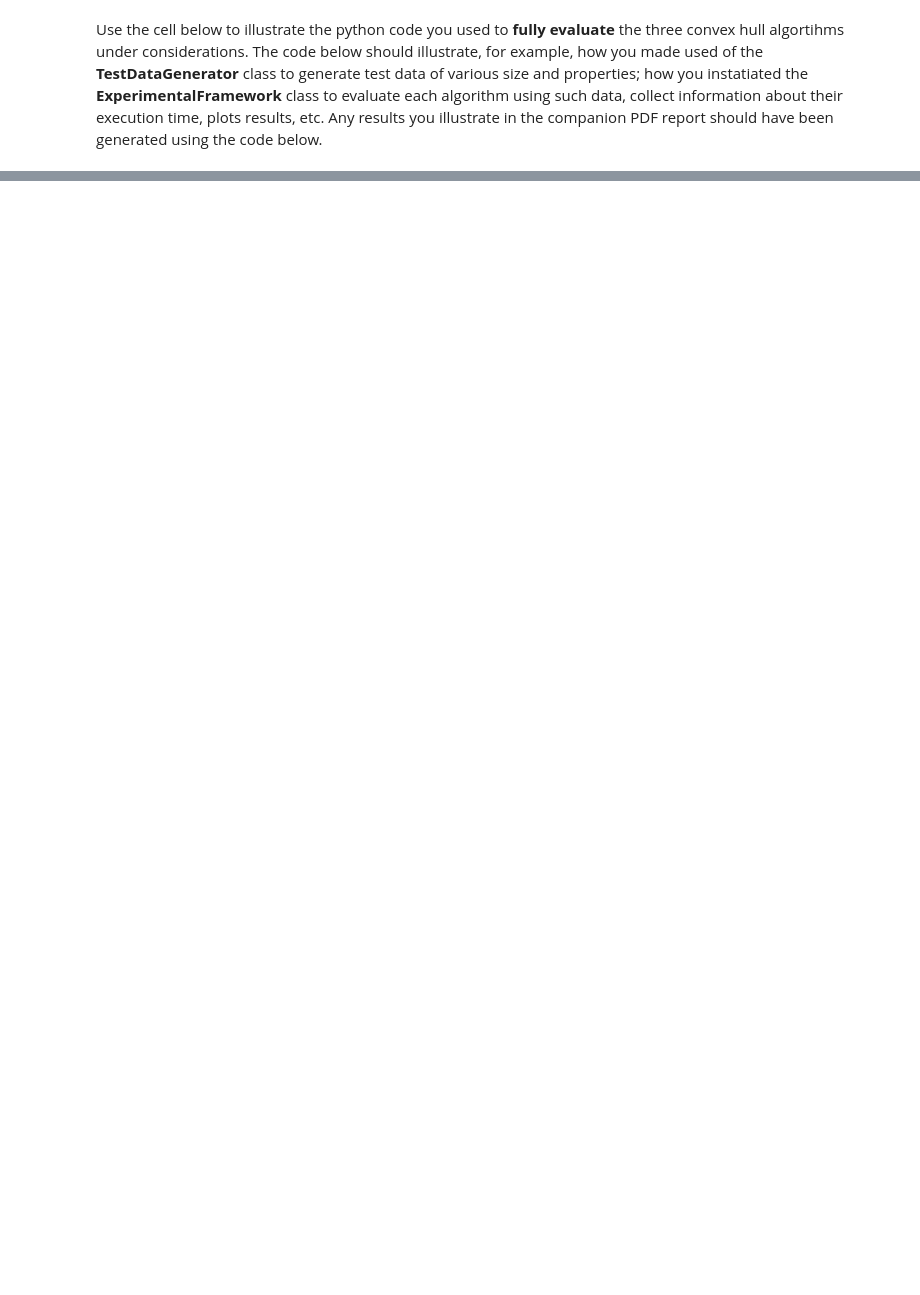
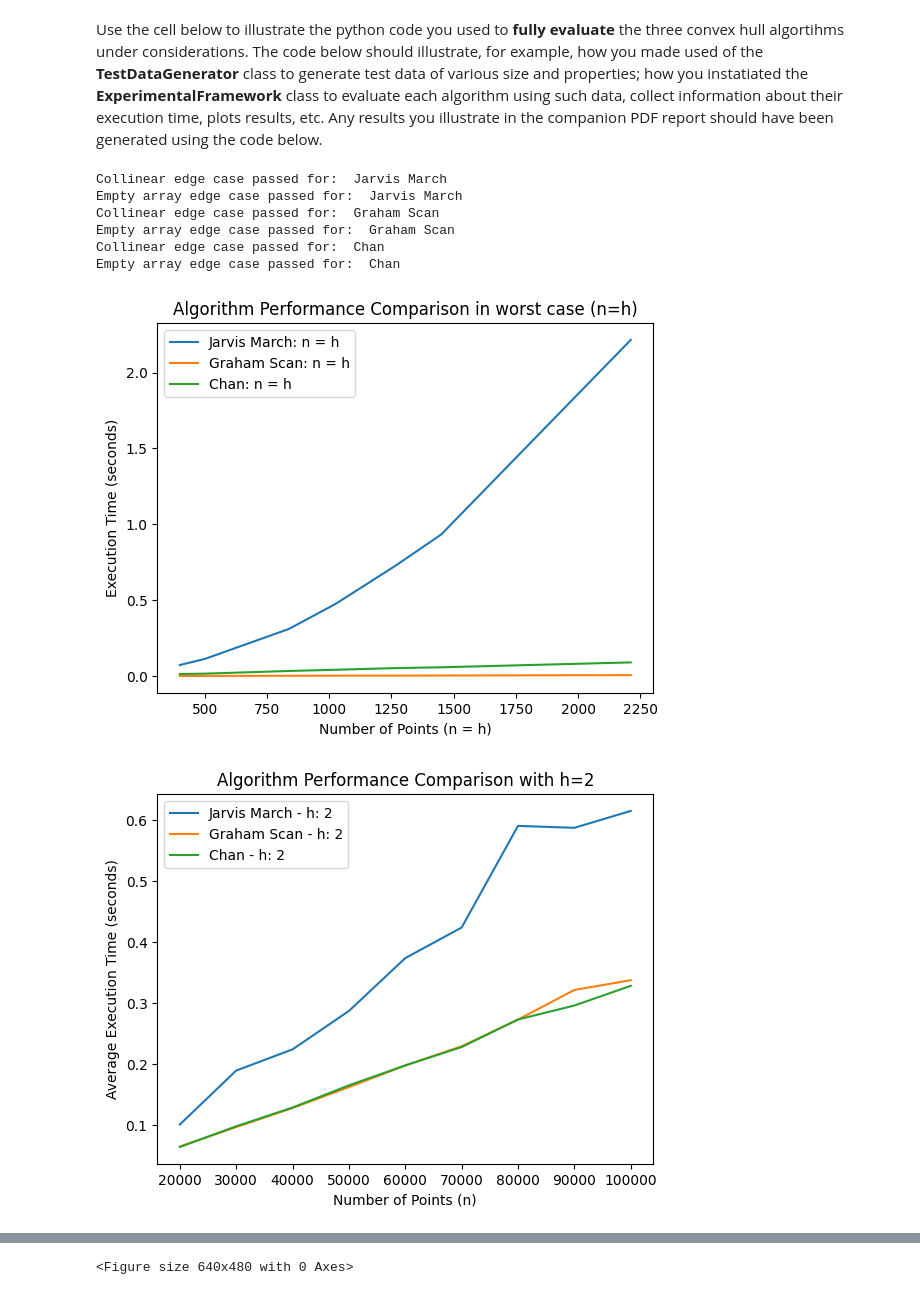
Before and after one commit to levon-d/convex-hull-algorithms, a Jupyter notebook: grp-XXX-0005code.ipynb, the cells around one changed output, grey strips where cells are left out. Drawn from its saved outputs; the diff is of its cells as text; code cells hidden in the pictures; blank space fills up the shorter version.

Commit message:
Add worst case scenario

```diff
--- a/grp-XXX-0005code.ipynb
+++ b/grp-XXX-0005code.ipynb
@@ -321,11 +321,11 @@ def chen(inputSet):
 
         t+=1
 
-num_points = 2000000
+num_points = 1000000
 range_x, range_y = 32767, 32767
 points = generate_random_points(num_points, range_x, range_y)
 # points = [Point(1,1), Point(2,2), Point(3,3), Point(4,4), Point(5,5), Point(6,6), Point(7,7), Point(8,8), Point(9,9), Point(10,10), Point(11,11), Point(13,13)]
 # print(points)
 hull = chen(points)
-# print(hull)
+print(len(hull))
 # plot_convex_hull(points, hull)
@@ -400,7 +402,7 @@ class TestDataGenerator:
             points.append(Point(int(x), int(y)))
 
         # Calculate the inner radius for generating points inside the circle
-        inner_radius = math.cos(math.pi / h) * self.range_x / 2 - 100
+        inner_radius = math.cos(math.pi / h) * self.range_x / 2 - 500
 
         # Generate points inside the circle
         for _ in range(n - h):
@@ -605,0 +572,33 @@ Use the cell below to illustrate the python code you used to **fully evaluate**
+# %%
+framework = ExperimentalFramework([
+    (jarvismarch, "Jarvis March"),
+    (graham_scan, "Graham Scan"),
+    (chen, "Chan")
+])
+
+framework.test_edge_cases(10000)
+
+# Define ranges of n and h to test
+n_values = [20000, 30000, 40000, 50000, 60000, 70000, 80000, 90000, 100000]
+h_values = [2, 4, 8, 10]
+
+
+framework.generate_worst_case()
+framework.compare_algorithms_with_n_h(n_values, h_values, num_runs=10)
+
+framework_graham_chan_only = ExperimentalFramework([
+    (graham_scan, "Graham Scan"),
+    (chen, "Chen")
+])
+
+framework_graham_chan_only.generate_worst_case()
+framework_graham_chan_only.compare_algorithms_with_n_h(n_values, h_values, num_runs=10)
+# %% [output]
+Collinear edge case passed for:  Jarvis March
+Empty array edge case passed for:  Jarvis March
+Collinear edge case passed for:  Graham Scan
+Empty array edge case passed for:  Graham Scan
+Collinear edge case passed for:  Chan
+Empty array edge case passed for:  Chan
+[figure, added]
+[figure, added]
@@ -605,0 +613 @@ Use the cell below to illustrate the python code you used to **fully evaluate**
+<Figure size 640x480 with 0 Axes>
```
Also changed, not shown: parts of 5 cells of this notebook.
